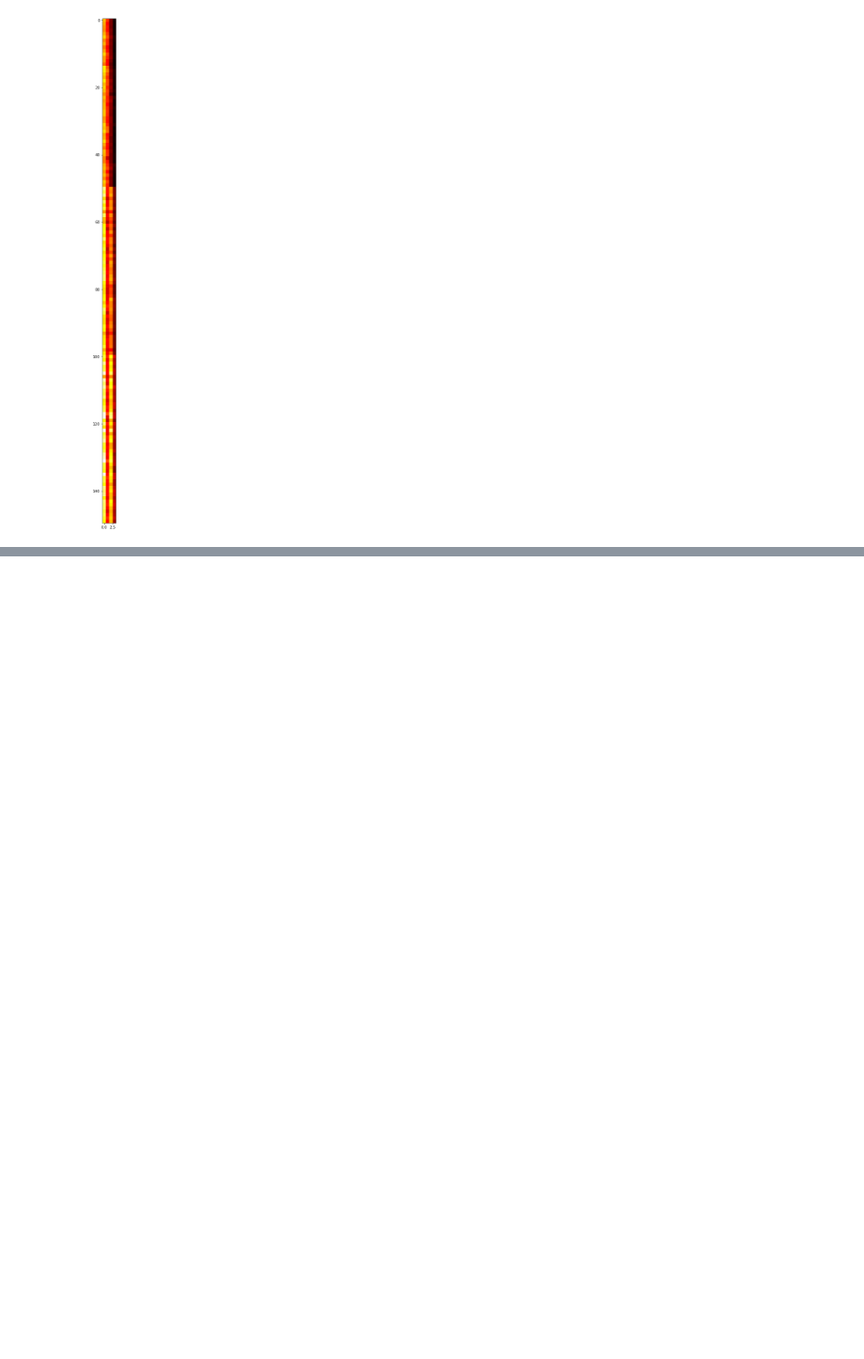
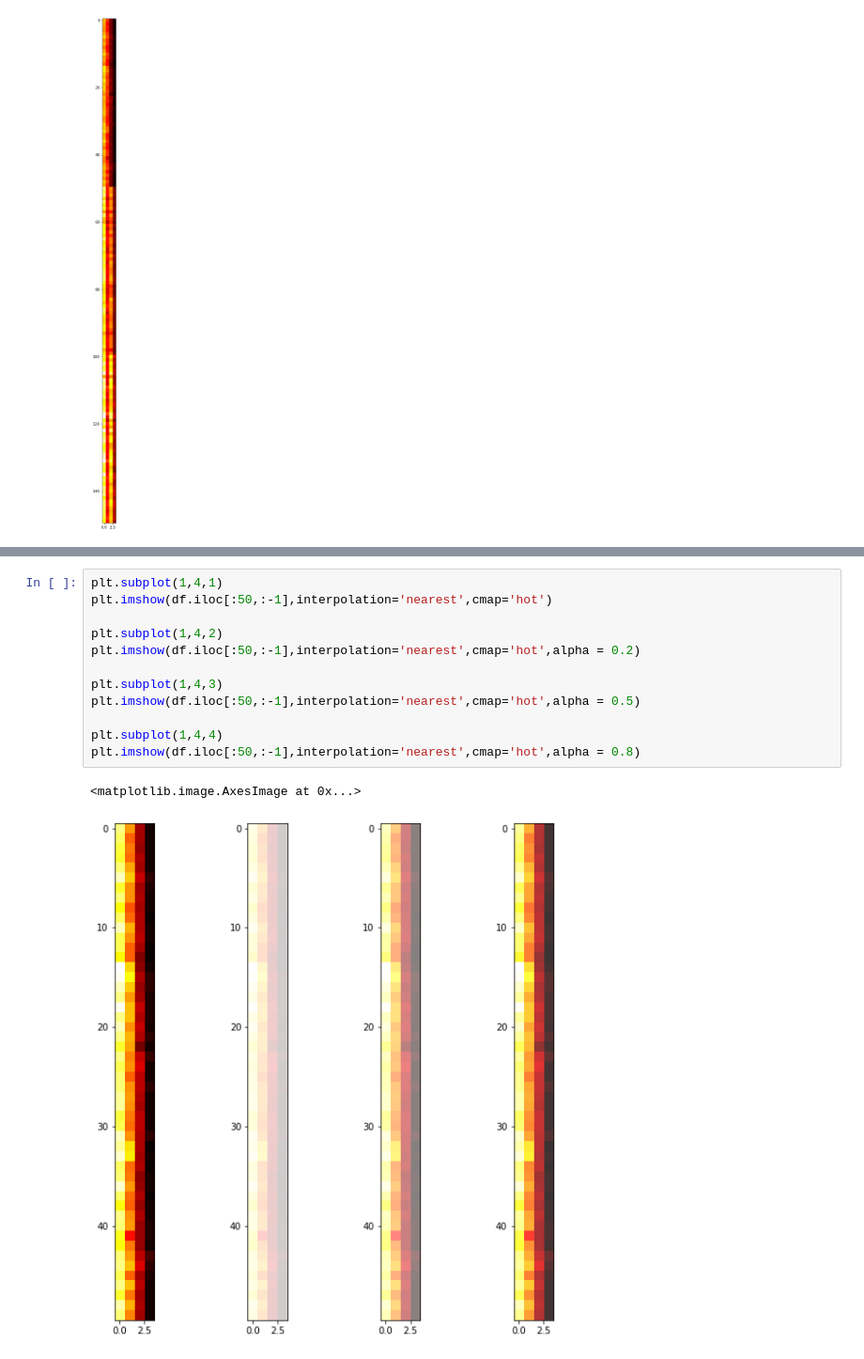
Before and after one commit to khanittha-phusopha/data_viz_2022, a Jupyter notebook: DataViz01_Table_Data.ipynb, the cells around one changed output, grey strips where cells are left out. Shown at 94% size. Cells and saved outputs as stored; diff of their text form; blank space fills up the shorter version.

```diff
--- a/DataViz01_Table_Data.ipynb
+++ b/DataViz01_Table_Data.ipynb
@@ -90,0 +120,15 @@ plt.imshow(df.iloc[:,:-1],interpolation='nearest',cmap='hot')
+# %%
+plt.subplot(1,4,1)
+plt.imshow(df.iloc[:50,:-1],interpolation='nearest',cmap='hot')
+
+plt.subplot(1,4,2)
+plt.imshow(df.iloc[:50,:-1],interpolation='nearest',cmap='hot',alpha = 0.2)
+
+plt.subplot(1,4,3)
+plt.imshow(df.iloc[:50,:-1],interpolation='nearest',cmap='hot',alpha = 0.5)
+
+plt.subplot(1,4,4)
+plt.imshow(df.iloc[:50,:-1],interpolation='nearest',cmap='hot',alpha = 0.8)
+# %% [output]
+<matplotlib.image.AxesImage at 0x...>
+[figure, added]
```
Also changed, not shown: parts of 30 cells of this notebook.
